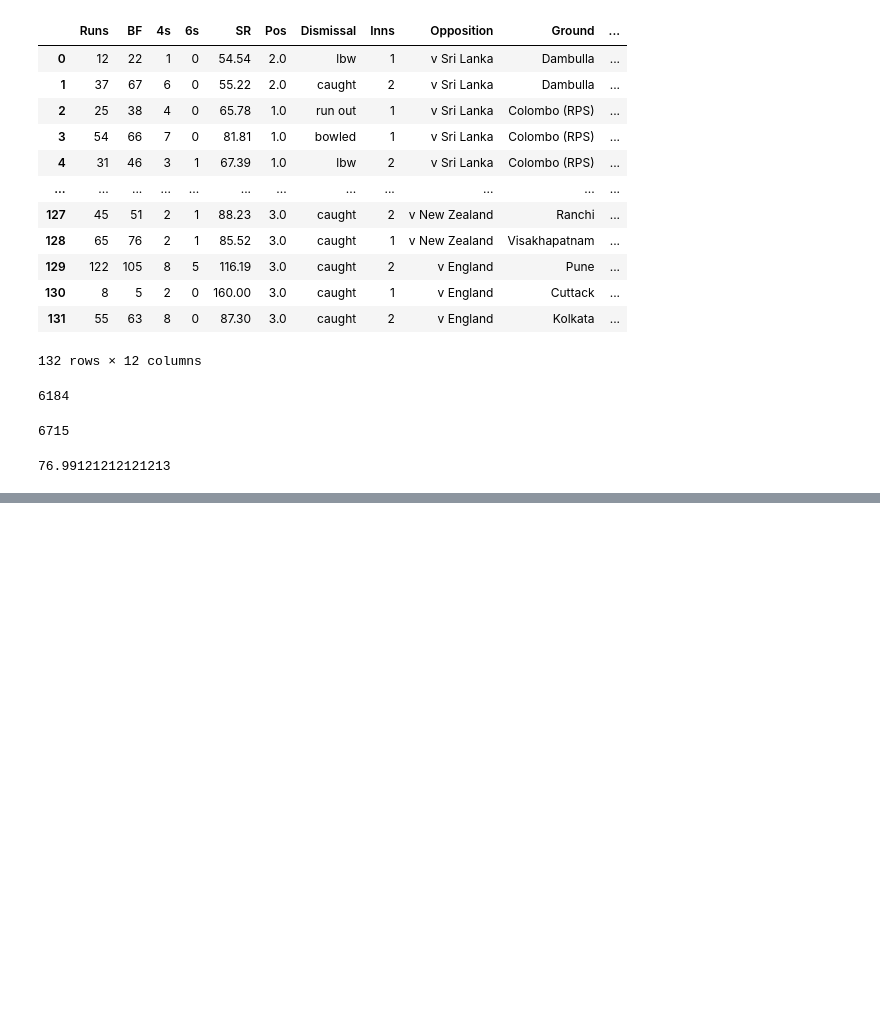
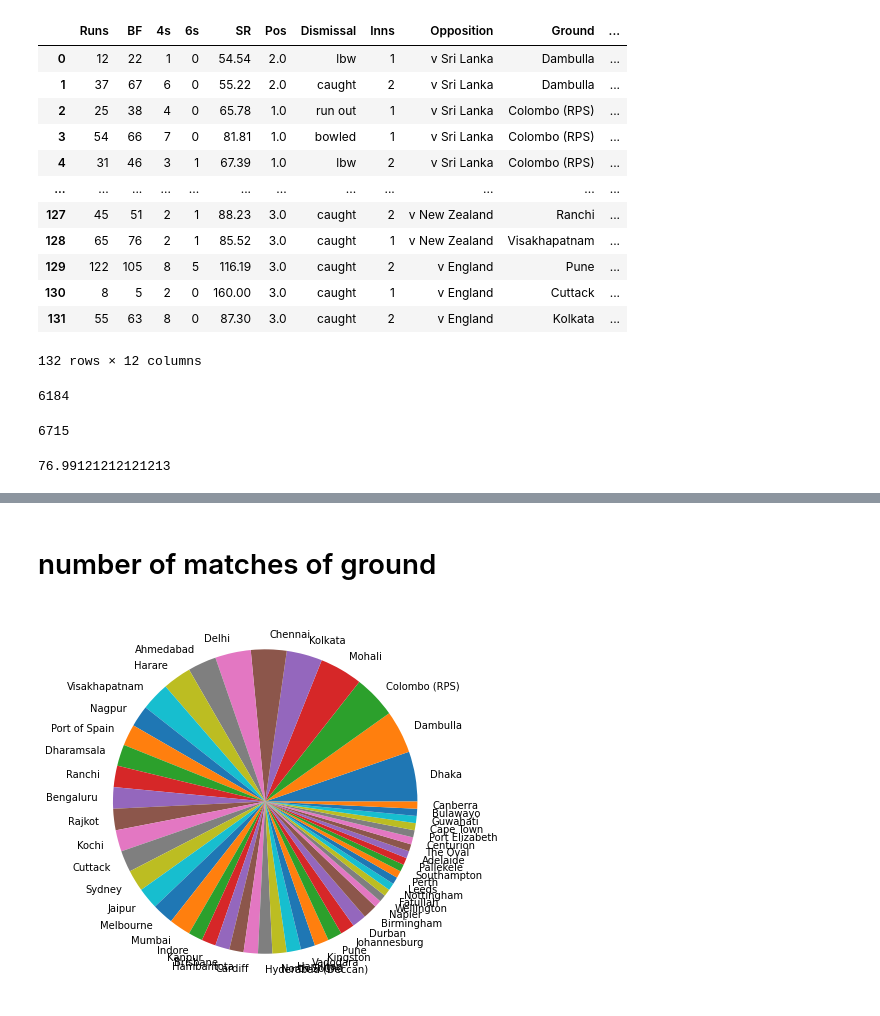
Before and after one commit to subhajit4980/Winter_Training, a Jupyter notebook: pndas.ipynb, the cells around one changed output, grey strips where cells are left out. Drawn from its saved outputs; the diff is of its cells as text; code cells hidden in the pictures; blank space fills up the shorter version.

```diff
--- a/pndas.ipynb
+++ b/pndas.ipynb
@@ -306,0 +381,6 @@ AttributeError: 'function' object has no attribute 'pie'
+# %% [markdown]
+#  number of matches of ground
+# %%
+show_pie_plot(virat_data,"Ground")
+# %% [output]
+[figure, added]
```
Also changed, not shown: parts of 15 cells of this notebook, 6 other files.
